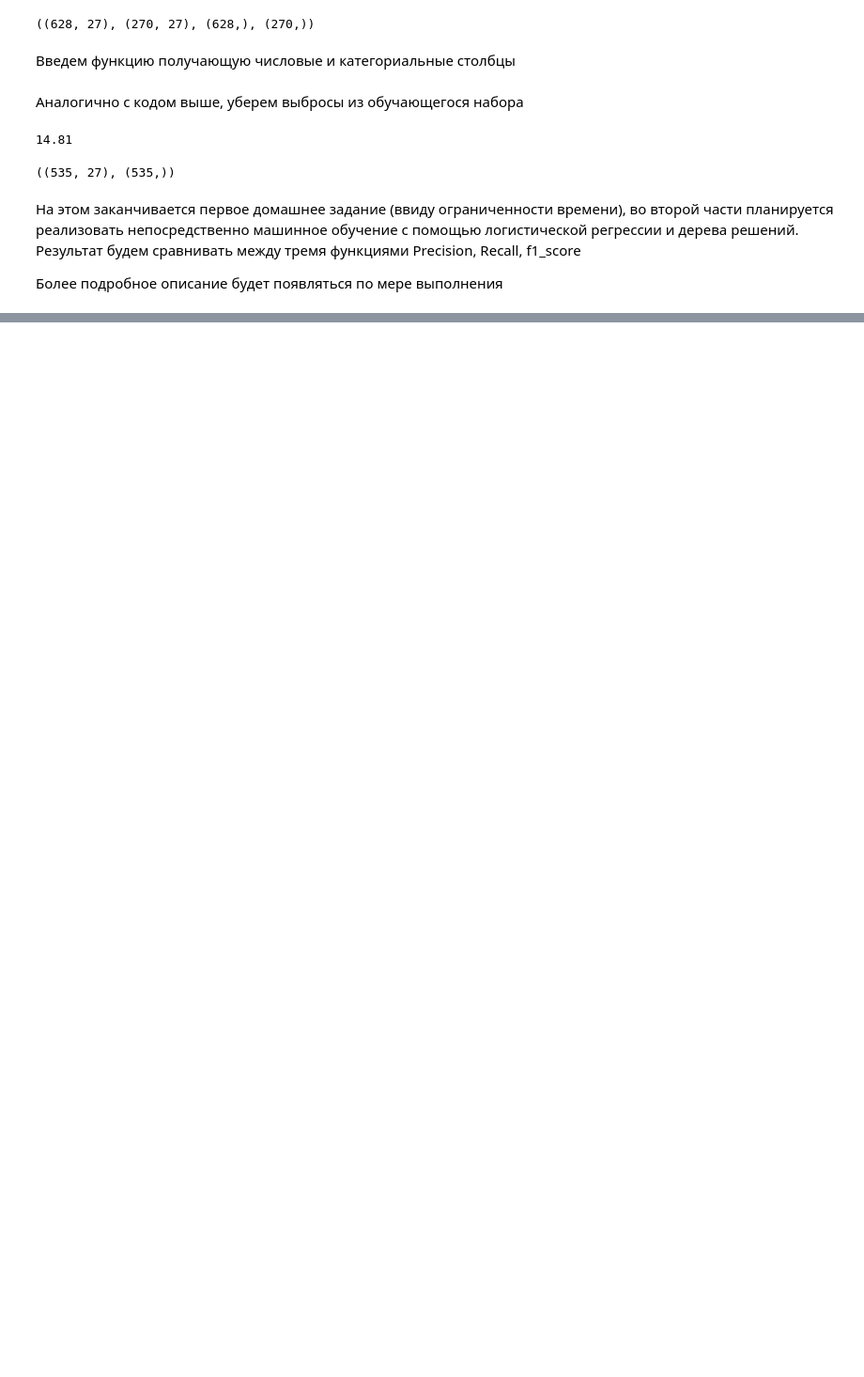
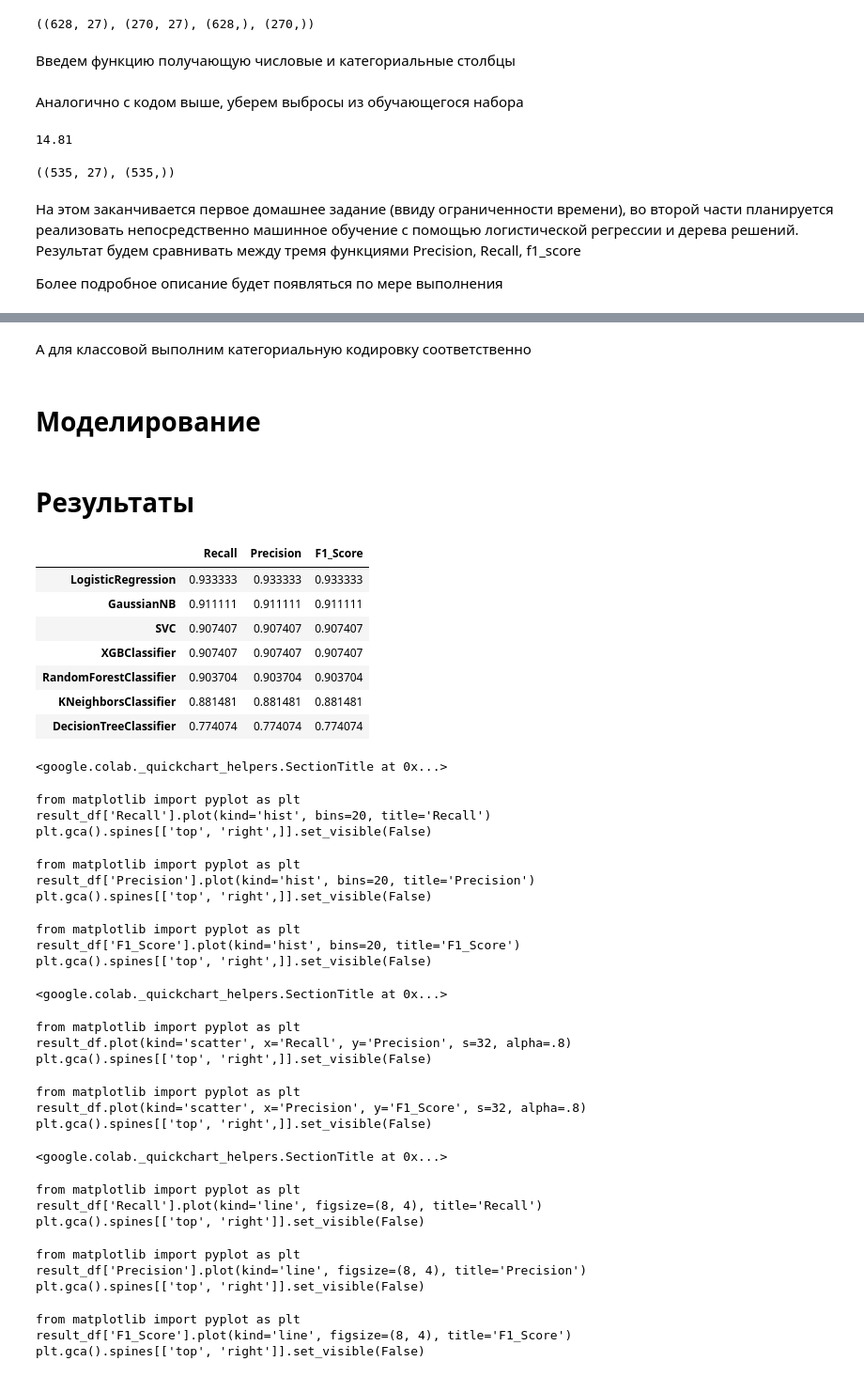
Before and after one commit to PozdeevDA1/ML, a Jupyter notebook: Pozdeev_ML.ipynb, the cells around one changed output, grey strips where cells are left out. Shown at 94% size. Drawn from its saved outputs; the diff is of its cells as text; code cells hidden in the pictures; blank space fills up the shorter version.

```diff
--- a/Pozdeev_ML.ipynb
+++ b/Pozdeev_ML.ipynb
@@ -279,0 +299,2 @@ x_train.shape, y_train.shape
+# %% [markdown]
+А для классовой выполним категориальную кодировку соответственно
@@ -279,0 +305,2 @@ x_train.shape, y_train.shape
+# %% [markdown]
+# Моделирование
@@ -279,0 +339,41 @@ x_train.shape, y_train.shape
+# %% [markdown]
+# Результаты
+# %%
+result_df= modelling(x_train, x_test, y_train, y_test)
+result_df
+# %% [output]
+|  | Recall | Precision | F1_Score |
+| LogisticRegression | 0.933333 | 0.933333 | 0.933333 |
+| GaussianNB | 0.911111 | 0.911111 | 0.911111 |
+| SVC | 0.907407 | 0.907407 | 0.907407 |
+| XGBClassifier | 0.907407 | 0.907407 | 0.907407 |
+| RandomForestClassifier | 0.903704 | 0.903704 | 0.903704 |
+| KNeighborsClassifier | 0.881481 | 0.881481 | 0.881481 |
+| DecisionTreeClassifier | 0.774074 | 0.774074 | 0.774074 |
+<google.colab._quickchart_helpers.SectionTitle at 0x...>
+from matplotlib import pyplot as plt
+result_df['Recall'].plot(kind='hist', bins=20, title='Recall')
+plt.gca().spines[['top', 'right',]].set_visible(False)
+from matplotlib import pyplot as plt
+result_df['Precision'].plot(kind='hist', bins=20, title='Precision')
+plt.gca().spines[['top', 'right',]].set_visible(False)
+from matplotlib import pyplot as plt
+result_df['F1_Score'].plot(kind='hist', bins=20, title='F1_Score')
+plt.gca().spines[['top', 'right',]].set_visible(False)
+<google.colab._quickchart_helpers.SectionTitle at 0x...>
+from matplotlib import pyplot as plt
+result_df.plot(kind='scatter', x='Recall', y='Precision', s=32, alpha=.8)
+plt.gca().spines[['top', 'right',]].set_visible(False)
+from matplotlib import pyplot as plt
+result_df.plot(kind='scatter', x='Precision', y='F1_Score', s=32, alpha=.8)
+plt.gca().spines[['top', 'right',]].set_visible(False)
+<google.colab._quickchart_helpers.SectionTitle at 0x...>
+from matplotlib import pyplot as plt
+result_df['Recall'].plot(kind='line', figsize=(8, 4), title='Recall')
+plt.gca().spines[['top', 'right']].set_visible(False)
+from matplotlib import pyplot as plt
+result_df['Precision'].plot(kind='line', figsize=(8, 4), title='Precision')
+plt.gca().spines[['top', 'right']].set_visible(False)
+from matplotlib import pyplot as plt
+result_df['F1_Score'].plot(kind='line', figsize=(8, 4), title='F1_Score')
+plt.gca().spines[['top', 'right']].set_visible(False)
```
Also changed, not shown: parts of 15 cells of this notebook.
